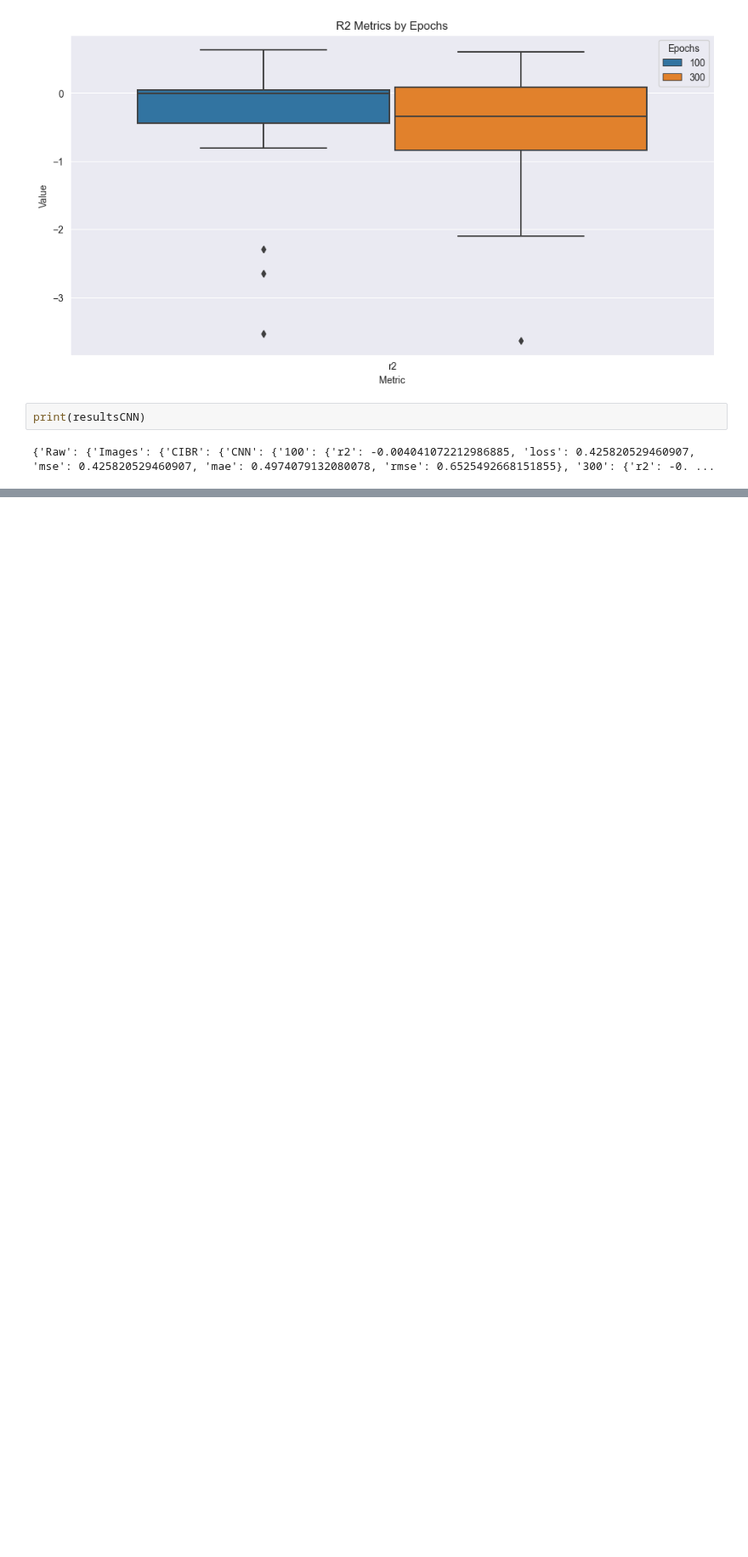
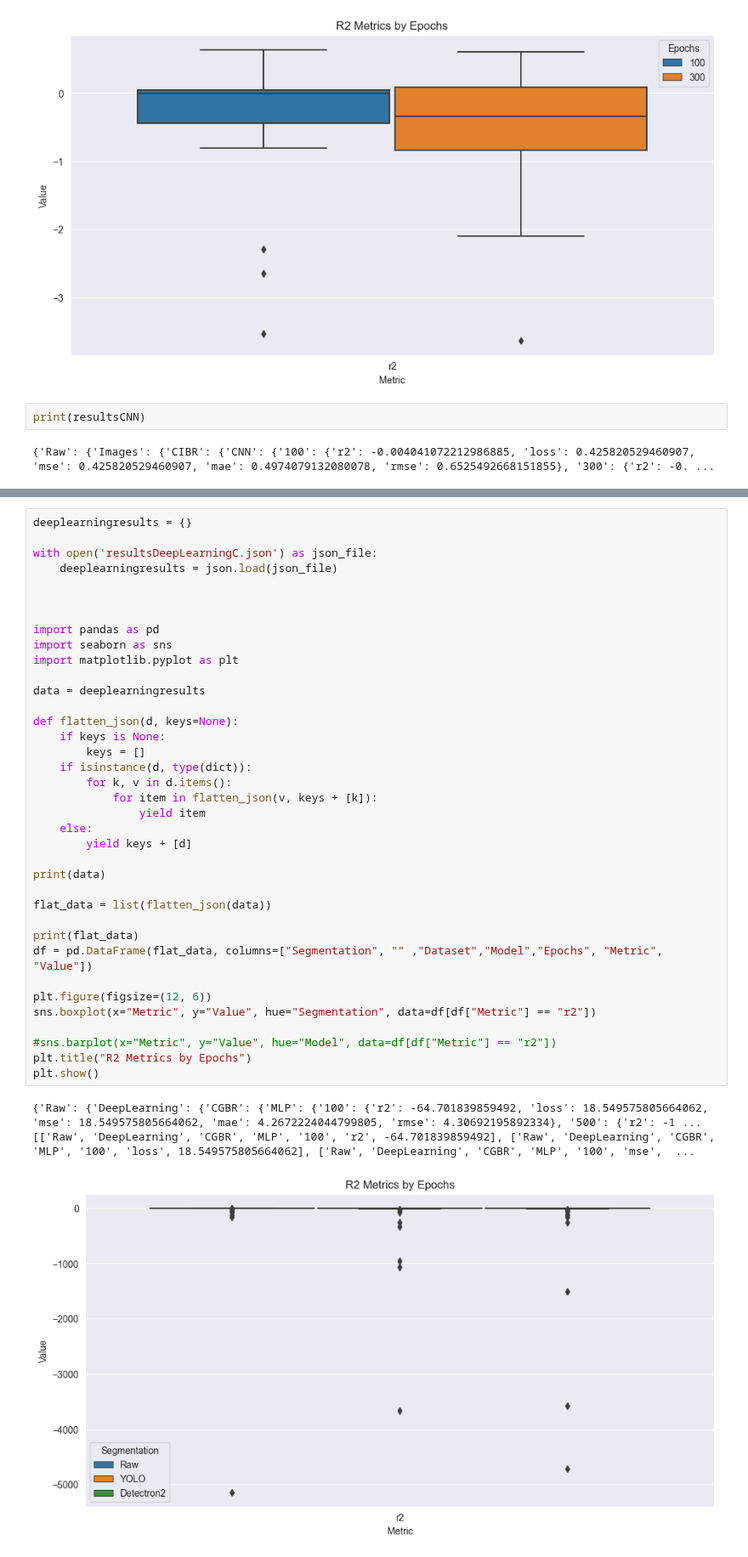
Before and after one commit to pcruiher08/ImageFeatures, a Jupyter notebook: Experiments/Graphs.ipynb, the cells around one changed output, grey strips where cells are left out. Shown at 85% size. Saved outputs shown, nothing was run; the diff lists cells and outputs as text; blank space fills up the shorter version.

```diff
--- a/Experiments/Graphs.ipynb
+++ b/Experiments/Graphs.ipynb
@@ -195,0 +206,41 @@ print(resultsCNN)
+# %%
+deeplearningresults = {}
+
+with open('resultsDeepLearningC.json') as json_file:
+    deeplearningresults = json.load(json_file)
+
+
+
+import pandas as pd
+import seaborn as sns
+import matplotlib.pyplot as plt
+
+data = deeplearningresults
+
+def flatten_json(d, keys=None):
+    if keys is None:
+        keys = []
+    if isinstance(d, type(dict)):
+        for k, v in d.items():
+            for item in flatten_json(v, keys + [k]):
+                yield item
+    else:
+        yield keys + [d]
+
+print(data)
+
+flat_data = list(flatten_json(data))
+
+print(flat_data)
+df = pd.DataFrame(flat_data, columns=["Segmentation", "" ,"Dataset","Model","Epochs", "Metric", "Value"])
+
+plt.figure(figsize=(12, 6))
+sns.boxplot(x="Metric", y="Value", hue="Segmentation", data=df[df["Metric"] == "r2"])
+
+#sns.barplot(x="Metric", y="Value", hue="Model", data=df[df["Metric"] == "r2"])
+plt.title("R2 Metrics by Epochs")
+plt.show()
+# %% [output]
+{'Raw': {'DeepLearning': {'CGBR': {'MLP': {'100': {'r2': -64.701839859492, 'loss': 18.549575805664062, 'mse': 18.549575805664062, 'mae': 4.2672224044799805, 'rmse': 4.30692195892334}, '500': {'r2': -1 ...
+[['Raw', 'DeepLearning', 'CGBR', 'MLP', '100', 'r2', -64.701839859492], ['Raw', 'DeepLearning', 'CGBR', 'MLP', '100', 'loss', 18.549575805664062], ['Raw', 'DeepLearning', 'CGBR', 'MLP', '100', 'mse',  ...
+[figure, added]
```
Also changed, not shown: parts of 4 cells of this notebook, 2 other files.
